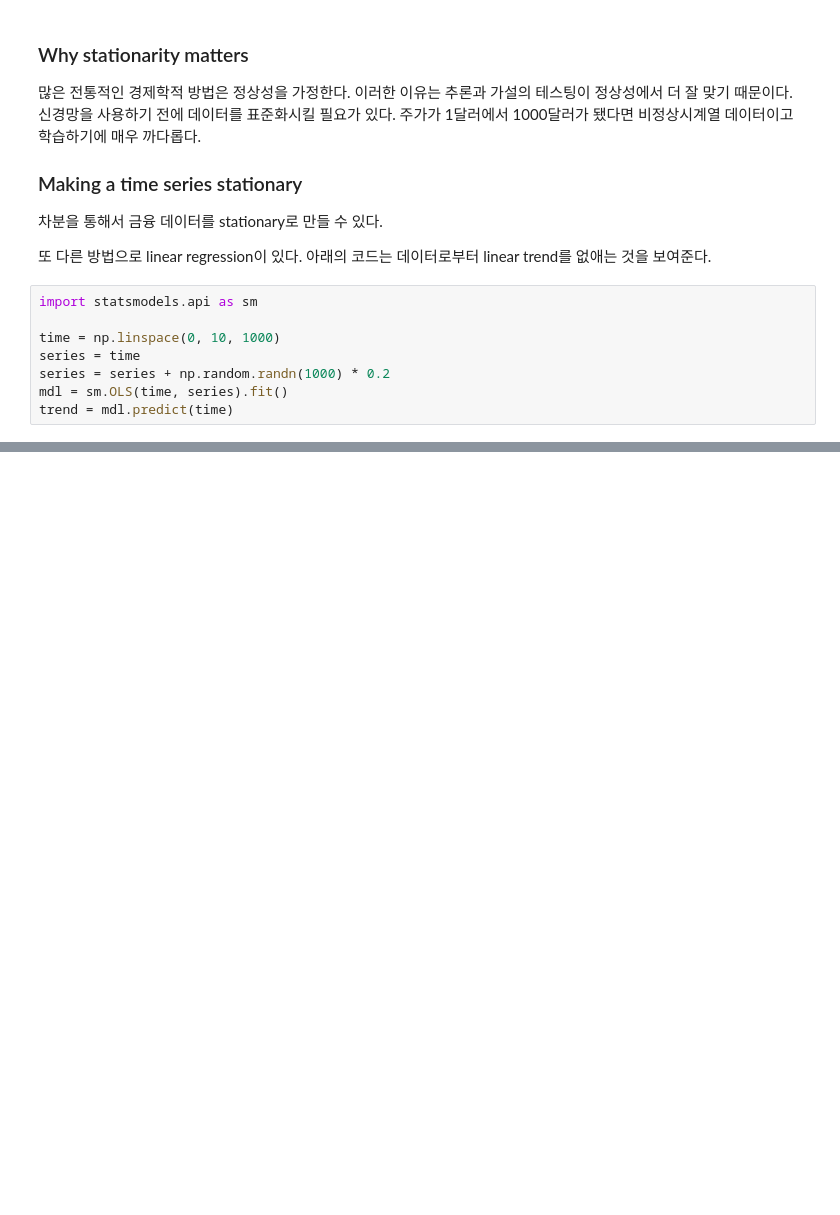
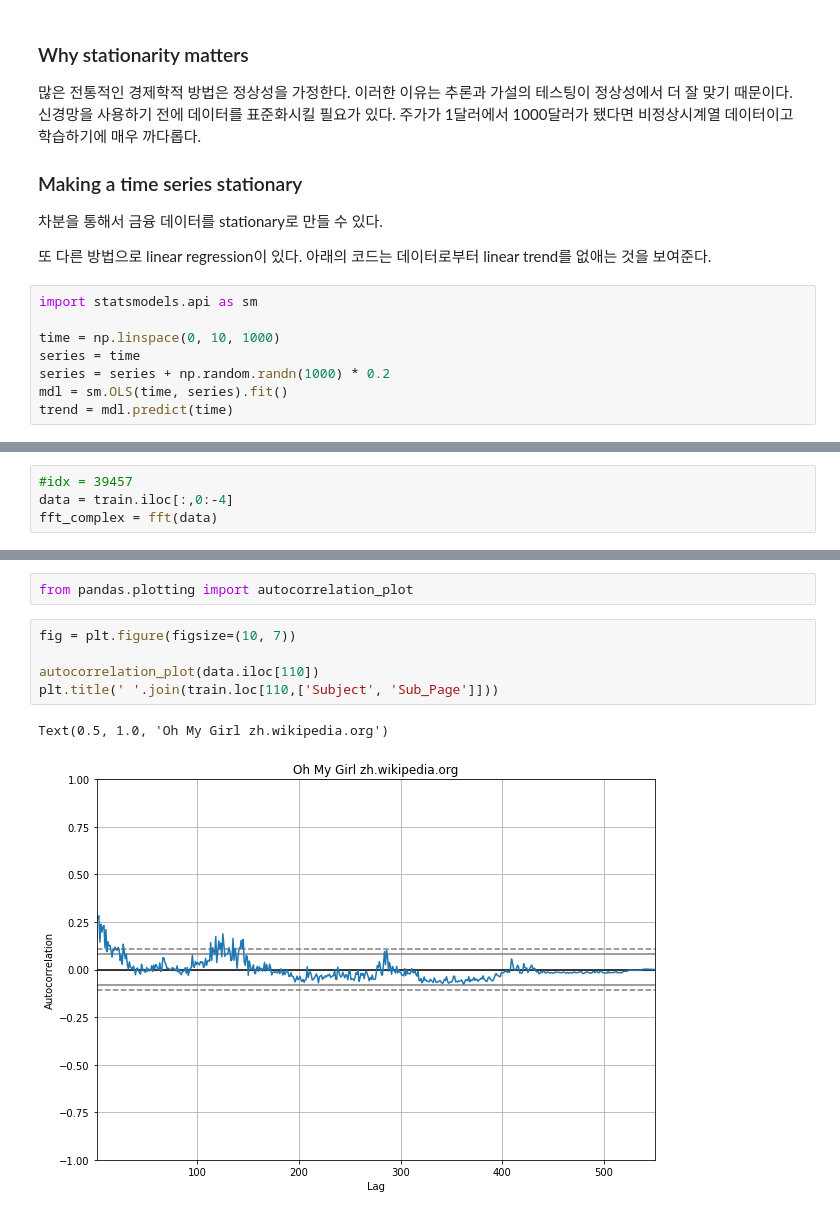
Before and after one commit to werellel/ML-for-Finance, a Jupyter notebook: understanding_time_series.ipynb, the cells around one changed output, grey strips where cells are left out. Saved outputs shown, nothing was run; the diff lists cells and outputs as text; blank space fills up the shorter version.

Commit message:
autocorrelation

```diff
--- a/understanding_time_series.ipynb
+++ b/understanding_time_series.ipynb
@@ -206,0 +221,4 @@ function과 푸리에 변환이 이산인 일일 측정의 경우 discrete fouri
+# %%
+#idx = 39457
+data = train.iloc[:,0:-4]
+fft_complex = fft(data)
@@ -206,0 +268,10 @@ function과 푸리에 변환이 이산인 일일 측정의 경우 discrete fouri
+# %%
+from pandas.plotting import autocorrelation_plot
+# %%
+fig = plt.figure(figsize=(10, 7))
+
+autocorrelation_plot(data.iloc[110])
+plt.title(' '.join(train.loc[110,['Subject', 'Sub_Page']]))
+# %% [output]
+Text(0.5, 1.0, 'Oh My Girl zh.wikipedia.org')
+[figure, added]
```
Also changed, not shown: parts of 16 cells of this notebook.
